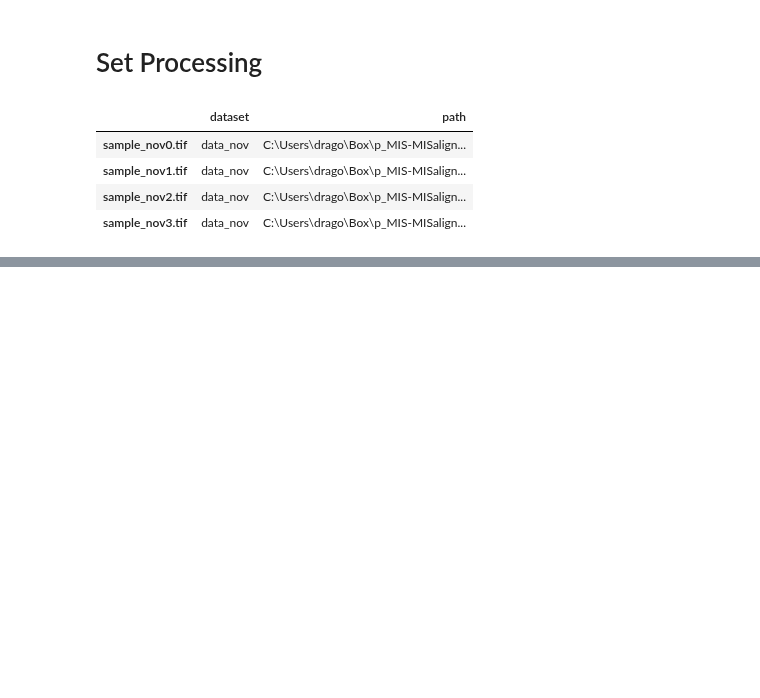
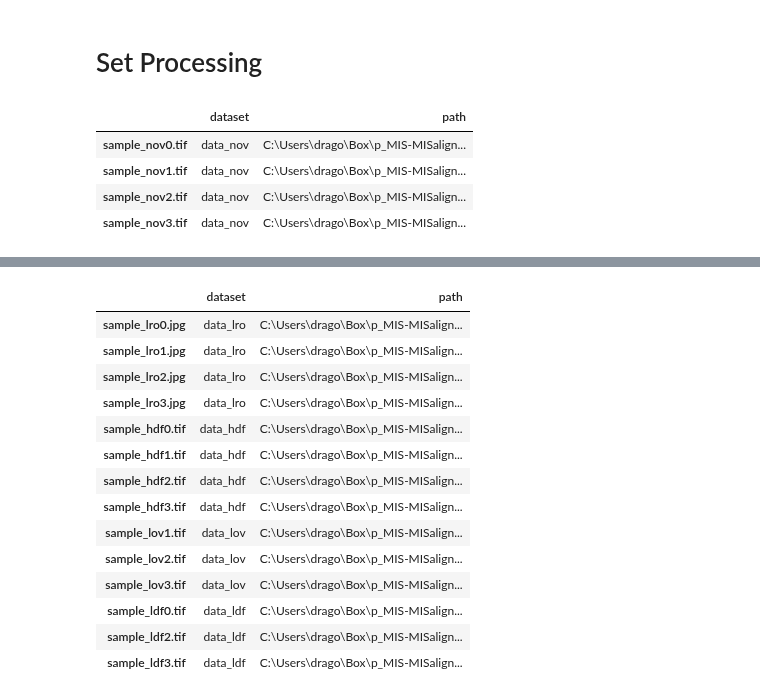
Before and after one commit to jess-garnett/MISalign, a Jupyter notebook: MISalign/alignment/prototype_aligncv.ipynb, the cells around one changed output, grey strips where cells are left out. Cells and saved outputs as stored; diff of their text form; code cells hidden in the pictures; blank space fills up the shorter version.

```diff
--- a/MISalign/alignment/prototype_aligncv.ipynb
+++ b/MISalign/alignment/prototype_aligncv.ipynb
@@ -233,0 +248,20 @@ for m1,m2 in match_combs:
+# %%
+samples_short=["lro0","lro1","lro2","lro3","hdf0","hdf1","hdf2","hdf3","lov1","lov2","lov3","ldf0","ldf2","ldf3"]
+samples=pd.DataFrame([df[df.index.str.contains(x)].iloc[0] for x in samples_short])
+samples
+# %% [output]
+|  | dataset | path |
+| sample_lro0.jpg | data_lro | C:\Users\drago\Box\p_MIS-MISalign... |
+| sample_lro1.jpg | data_lro | C:\Users\drago\Box\p_MIS-MISalign... |
+| sample_lro2.jpg | data_lro | C:\Users\drago\Box\p_MIS-MISalign... |
+| sample_lro3.jpg | data_lro | C:\Users\drago\Box\p_MIS-MISalign... |
+| sample_hdf0.tif | data_hdf | C:\Users\drago\Box\p_MIS-MISalign... |
+| sample_hdf1.tif | data_hdf | C:\Users\drago\Box\p_MIS-MISalign... |
+| sample_hdf2.tif | data_hdf | C:\Users\drago\Box\p_MIS-MISalign... |
+| sample_hdf3.tif | data_hdf | C:\Users\drago\Box\p_MIS-MISalign... |
+| sample_lov1.tif | data_lov | C:\Users\drago\Box\p_MIS-MISalign... |
+| sample_lov2.tif | data_lov | C:\Users\drago\Box\p_MIS-MISalign... |
+| sample_lov3.tif | data_lov | C:\Users\drago\Box\p_MIS-MISalign... |
+| sample_ldf0.tif | data_ldf | C:\Users\drago\Box\p_MIS-MISalign... |
+| sample_ldf2.tif | data_ldf | C:\Users\drago\Box\p_MIS-MISalign... |
+| sample_ldf3.tif | data_ldf | C:\Users\drago\Box\p_MIS-MISalign... |
```
Also changed, not shown: parts of 6 cells of this notebook.
